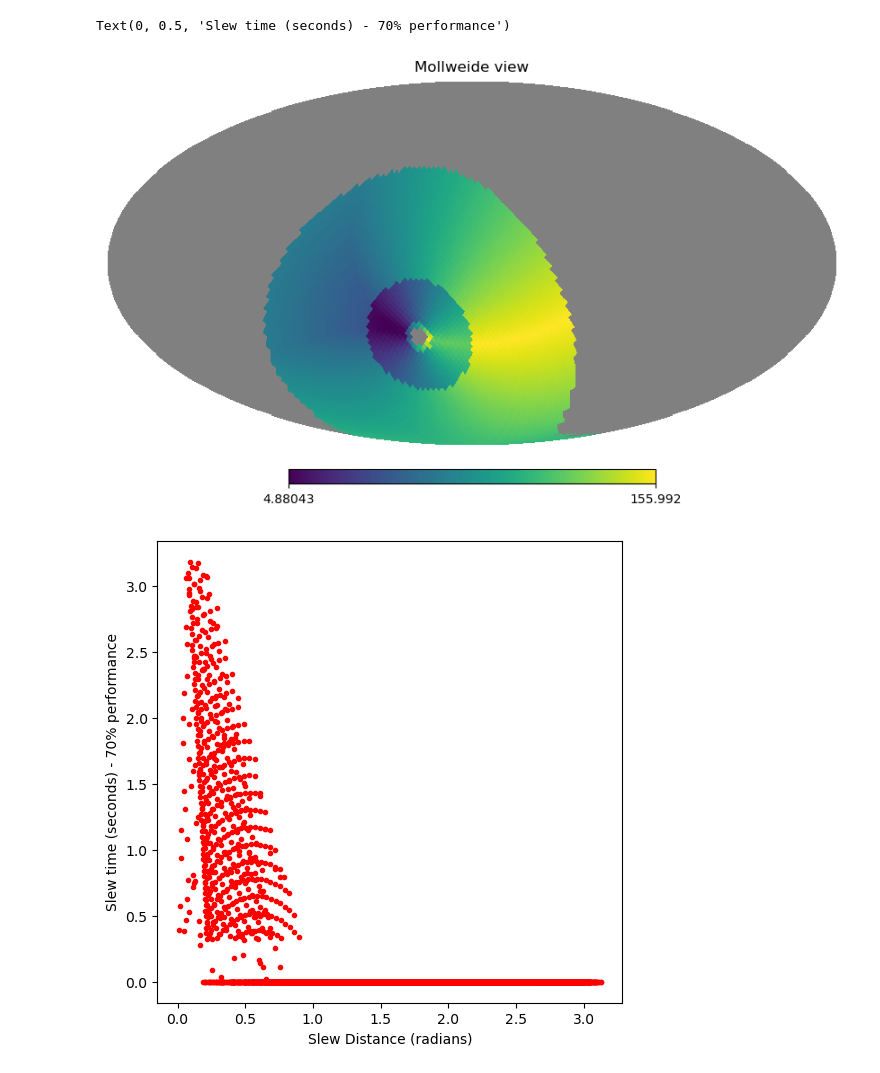
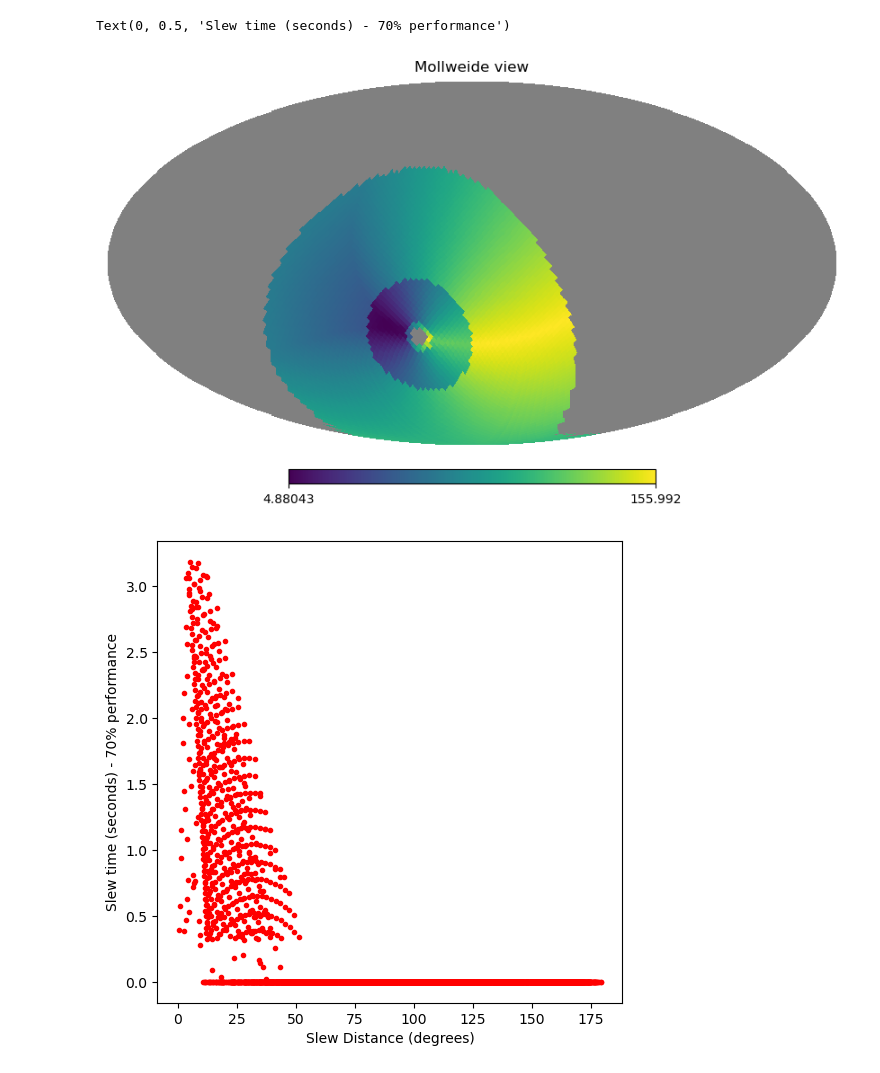
Before and after one commit to lsst-sims/sims_featureScheduler_runs4.1, a Jupyter notebook: ccr1/SlewTimeComparison.ipynb, the cells around one changed output. Saved outputs shown, nothing was run; the diff lists cells and outputs as text; code cells hidden in the pictures.

```diff
--- a/ccr1/SlewTimeComparison.ipynb
+++ b/ccr1/SlewTimeComparison.ipynb
@@ -21,6 +24,7 @@ starting_alt_rad=np.radians(75)
 starting_az_rad=np.radians(75)
 
 dists = _angular_separation(alt, az, starting_alt_rad, starting_az_rad)
+dists = np.degrees(dists)
 # %%
 kinematic_model = KinemModel(mjd0=mjd)
 tma = tma_movement(70)
@@ -70,21 +109,21 @@ Text(0, 0.5, 'Slew time (seconds) - 70% performance')
 # %%
 kinematic_model = KinemModel(mjd0=SURVEY_START_MJD)
 tma = tma_movement(40)
 kinematic_model.setup_telescope(**tma)
 
 slewtimes = kinematic_model.slew_times(np.radians(sky['ra']), np.radians(sky['dec']), mjd=SURVEY_START_MJD,
                                       starting_alt_rad=starting_alt_rad, starting_az_rad=starting_az_rad)
 hp.mollview(slewtimes, rot=(120, 0, 0))
 
 plt.figure(figsize=(6,6))
 #plt.plot(dists, slewtimes, 'k.')
 plt.plot(dists, slewtimes - nominal, 'r.')
-plt.xlabel("Slew Distance (radians)")
+plt.xlabel("Slew Distance (degrees)")
 plt.ylabel("Slew time (seconds) - 70% performance")
 # %% [output]
 Text(0, 0.5, 'Slew time (seconds) - 70% performance')
 [figure]
-[figure, old version]
+[figure, new version]
 # %%
 kinematic_model = KinemModel(mjd0=SURVEY_START_MJD)
 tma = tma_movement(100)
```
Also changed, not shown: parts of 11 cells of this notebook.
